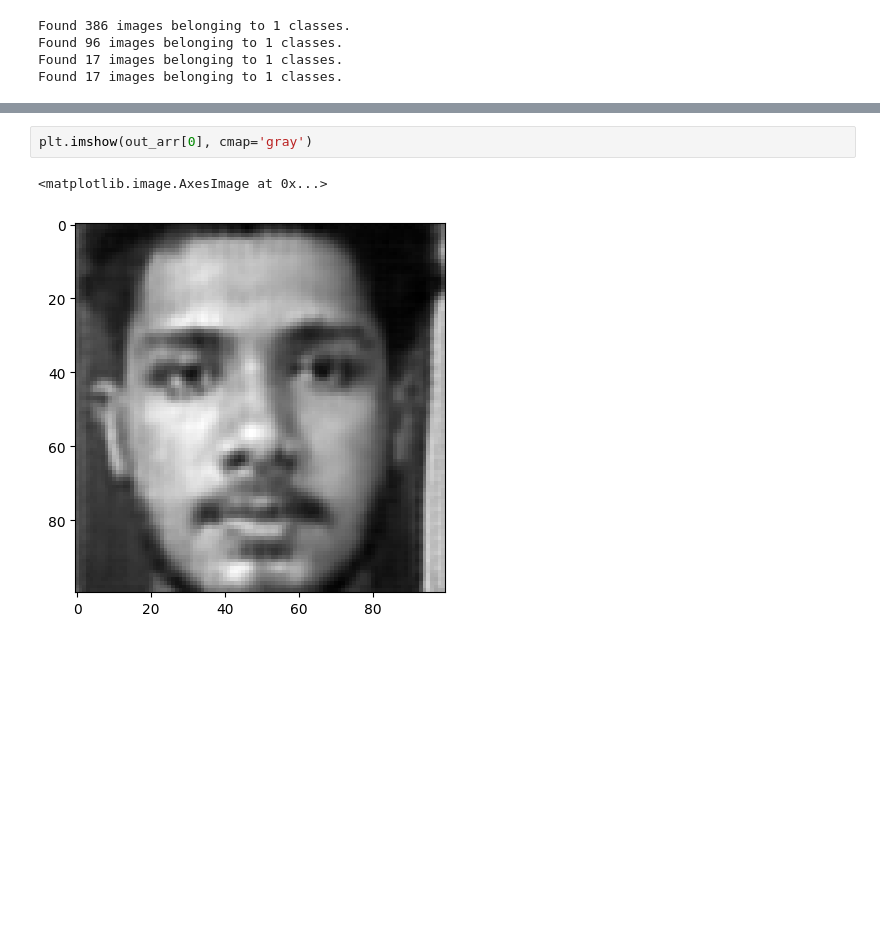
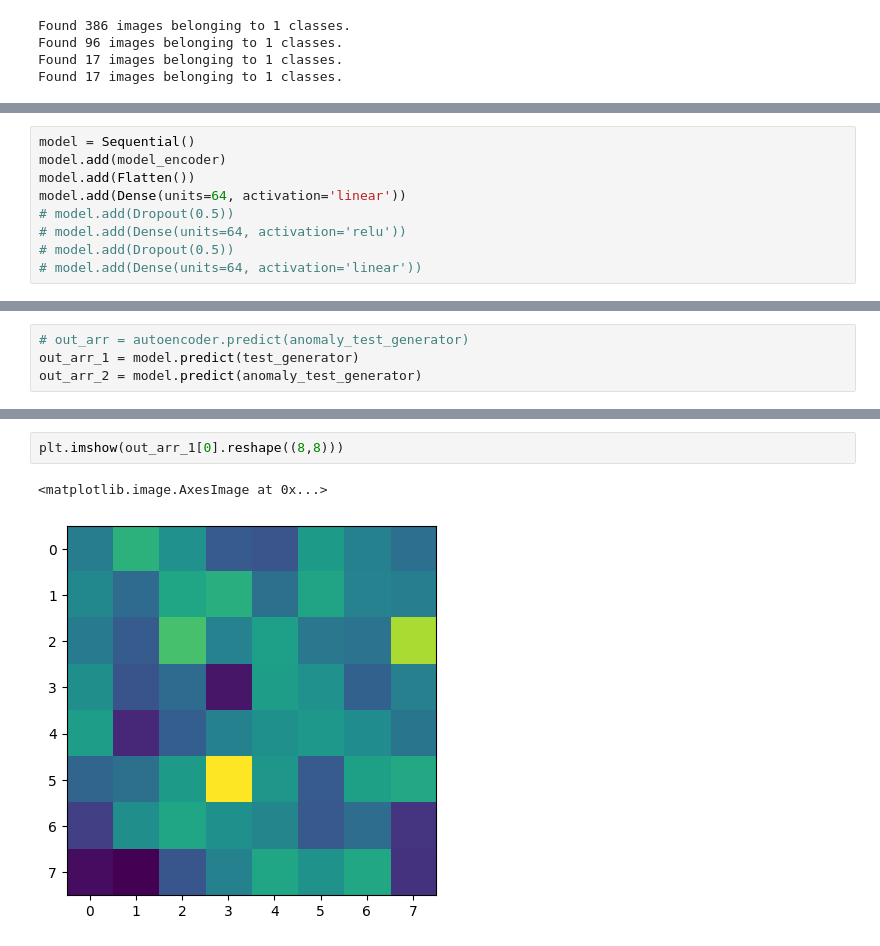
Before and after one commit to hxri/FOSFRA, a Jupyter notebook: autoencoder_face_recog.ipynb, the cells around one changed output, grey strips where cells are left out. Saved outputs shown, nothing was run; the diff lists cells and outputs as text; blank space fills up the shorter version.

```diff
--- a/autoencoder_face_recog.ipynb
+++ b/autoencoder_face_recog.ipynb
@@ -162,0 +178,9 @@ import matplotlib.pyplot as plt
+# %%
+model = Sequential()
+model.add(model_encoder)
+model.add(Flatten())
+model.add(Dense(units=64, activation='linear'))
+# model.add(Dropout(0.5))
+# model.add(Dense(units=64, activation='relu'))
+# model.add(Dropout(0.5))
+# model.add(Dense(units=64, activation='linear'))
@@ -162,0 +205,4 @@ import matplotlib.pyplot as plt
+# %%
+# out_arr = autoencoder.predict(anomaly_test_generator)
+out_arr_1 = model.predict(test_generator)
+out_arr_2 = model.predict(anomaly_test_generator)
@@ -163,6 +212,6 @@ import matplotlib.pyplot as plt
 # %%
-plt.imshow(out_arr[0], cmap='gray')
+plt.imshow(out_arr_1[0].reshape((8,8)))
 # %% [output]
 <matplotlib.image.AxesImage at 0x...>
-[figure, old version]
+[figure, new version]
 # %%
```
Also changed, not shown: parts of 14 cells of this notebook, 1 other file.
